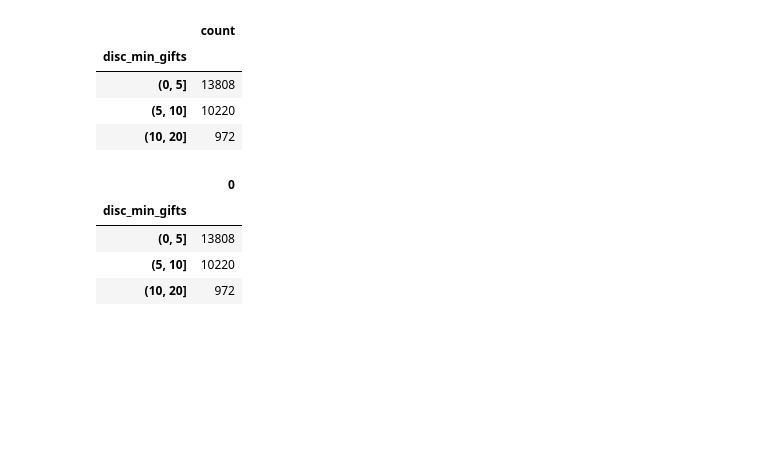
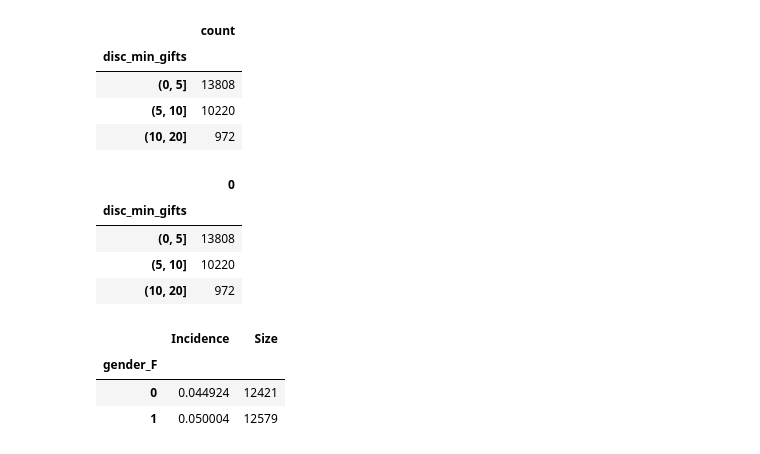
Before and after one commit to TangoMango223/schulich_MBAN6110, a Jupyter notebook: forward_stepwise_example/predictive_analytics_DC.ipynb, the cells around one changed output. Cells and saved outputs as stored; diff of their text form; code cells hidden in the pictures; blank space fills up the shorter version.

```diff
--- a/forward_stepwise_example/predictive_analytics_DC.ipynb
+++ b/forward_stepwise_example/predictive_analytics_DC.ipynb
@@ -422,3 +431,30 @@ a.to_frame()
 # Value_Counts --> get count of unique values, similar to Pivot table
 
 # Both outcomes have similar results since we used a groupby before.
+# %%
+# Create the PIG table needed for the grpahing...
+def create_pig_table(df,target, variable):
+
+    # group by variable you want to plot
+    groups = df[[target,variable]].groupby(variable)
+    # print(groups)
+
+    # Calculate - Method #1 is specifying agg here.
+    # Use Agg to create multiple columns applying the same column but for different metrics
+    pig_table = groups[target].agg(Incidence = "mean", Size = "count") # Incidence is the name of the column
+
+    # Add a column for sizing - Method #2
+    pig_table["Size"] = groups[target].agg("count") # we want to pass the sum aggregation function thru "target" column
+
+    # Return
+    return pig_table
+# %%
+# Test
+a = create_pig_table(df, "target", "gender_F")
+
+display(a) # is a dataframe
+# %% [output]
+|  | Incidence | Size |
+| gender_F |  |  |
+| 0 | 0.044924 | 12421 |
+| 1 | 0.050004 | 12579 |
```
Also changed, not shown: parts of 4 cells of this notebook.
